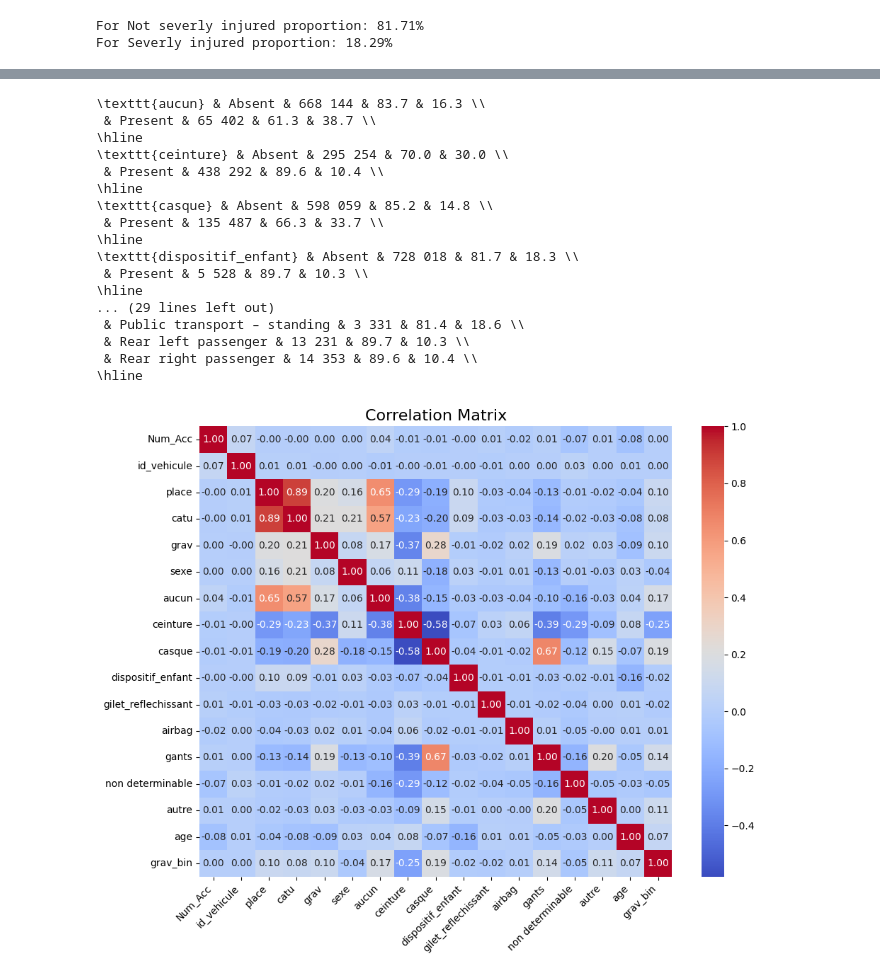
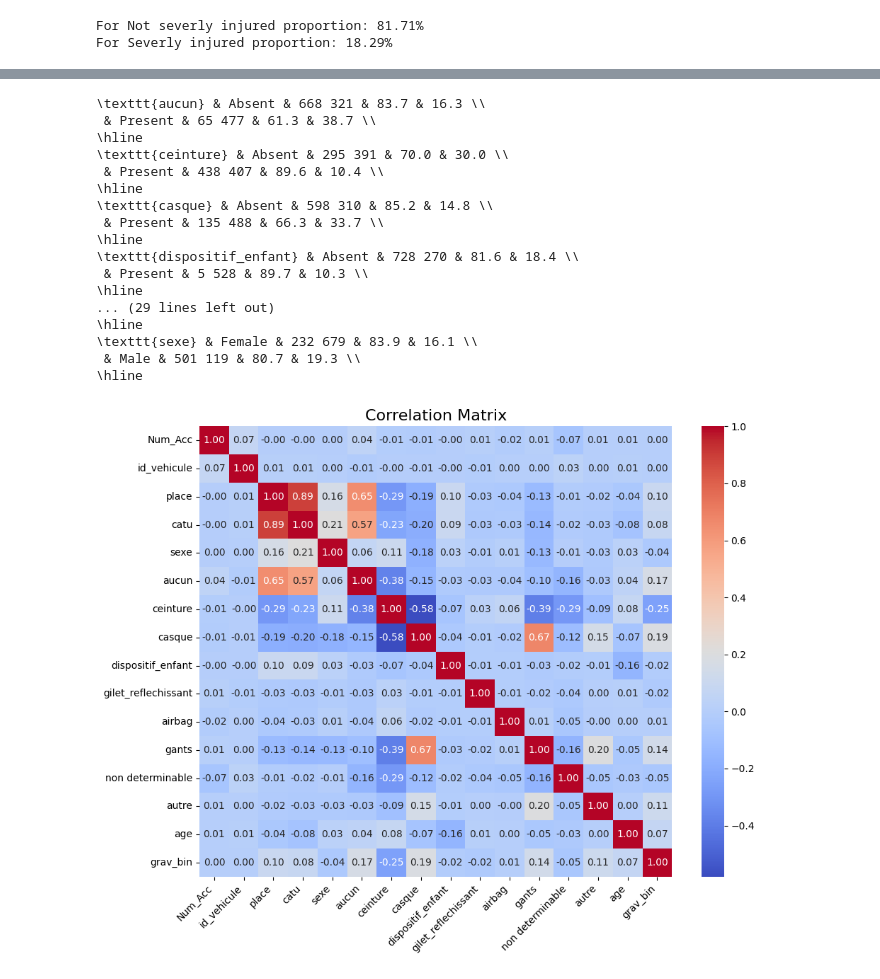
Before and after one commit to KaterinaGalkina/RoadAccidentSeverityPrediction, a Jupyter notebook: usagers.ipynb, the cells around one changed output, grey strips where cells are left out. Saved outputs shown, nothing was run; the diff lists cells and outputs as text; code cells hidden in the pictures.

Commit message:
usagers.ipynb corrections

```diff
--- a/usagers.ipynb
+++ b/usagers.ipynb
@@ -227,7 +233,11 @@ We can clearly obesrve a bigger proportion in severe accidents.
 # %%
-# next, we convert year of birth into age
-df_usagers["age"] = 2026 - df_usagers["an_nais"]
-df_usagers.drop(columns="an_nais", inplace=True)
+# next, we convert the year of birth into age
+# df_usagers["Num_Acc"][:4] -> contains year
+df_usagers["year_acc"] = df_usagers["Num_Acc"].astype(str).str[:4]
+df_usagers["year_acc"] = pandas.to_numeric(df_usagers["year_acc"], errors="coerce")
+
+df_usagers["age"] = df_usagers["year_acc"] - df_usagers["an_nais"]
+df_usagers.drop(columns=["an_nais", "year_acc"], inplace=True)
 # %%
 # seeing the distribution
 df_usagers["age"].describe()
@@ -432,14 +453,15 @@ plt.tight_layout()
 # %%
+# To generate LaTeX compact table with counts per class and all proportions
+
 def latex_escape_category(x):
     x = str(x)
 
-    # Replace comparison operators with LaTeX math symbols
+    # Make the text LaTeX safe
     x = x.replace("<=", r"$\le$")
     x = x.replace(">=", r"$\ge$")
     x = x.replace("<", r"$<$")
     x = x.replace(">", r"$>$")
 
-    # Escape LaTeX special characters
     x = x.replace("&", r"\&")
     x = x.replace("%", r"\%")
     x = x.replace("_", r"\_")
@@ -450,14 +472,9 @@ def latex_escape_category(x):
 output_lines = []
 
 for feature in features_to_analyse:
-    # Count per class
     counts = df_usagers_analyse.groupby(feature)[target].value_counts().unstack(fill_value=0)
-
-    # Proportions (in %)
     proportions = counts.div(counts.sum(axis=1), axis=0) * 100
 
-    # Ensure column order (adapt if needed)
-    # Assuming: 0 = not severe, 1 = severe
     for i, category in enumerate(counts.index):
         category_latex = latex_escape_category(category)
         count = counts.loc[category].sum()
@@ -469,51 +486,50 @@ for feature in features_to_analyse:
         else:
             line = f" & {category} & {count:,} & {not_severe:.1f} & {severe:.1f} \\\\"
 
-        # Replace commas for LaTeX formatting (French style spacing)
         line = line.replace(",", " ")
 
         output_lines.append(line)
 
     output_lines.append("\\hline")
 
-# Print result
 print("\n".join(output_lines))
 # %% [output]
-\texttt{aucun} & Absent & 668 144 & 83.7 & 16.3 \\
- & Present & 65 402 & 61.3 & 38.7 \\
+\texttt{aucun} & Absent & 668 321 & 83.7 & 16.3 \\
+ & Present & 65 477 & 61.3 & 38.7 \\
 \hline
-\texttt{ceinture} & Absent & 295 254 & 70.0 & 30.0 \\
- & Present & 438 292 & 89.6 & 10.4 \\
+\texttt{ceinture} & Absent & 295 391 & 70.0 & 30.0 \\
+ & Present & 438 407 & 89.6 & 10.4 \\
 \hline
-\texttt{casque} & Absent & 598 059 & 85.2 & 14.8 \\
- & Present & 135 487 & 66.3 & 33.7 \\
+\texttt{casque} & Absent & 598 310 & 85.2 & 14.8 \\
+ & Present & 135 488 & 66.3 & 33.7 \\
 \hline
-\texttt{dispositif_enfant} & Absent & 728 018 & 81.7 & 18.3 \\
+\texttt{dispositif_enfant} & Absent & 728 270 & 81.6 & 18.4 \\
  & Present & 5 528 & 89.7 & 10.3 \\
 \hline
 ... (29 lines left out)
- & Public transport – standing & 3 331 & 81.4 & 18.6 \\
- & Rear left passenger & 13 231 & 89.7 & 10.3 \\
- & Rear right passenger & 14 353 & 89.6 & 10.4 \\
 \hline
+\texttt{sexe} & Female & 232 679 & 83.9 & 16.1 \\
+ & Male & 501 119 & 80.7 & 19.3 \\
+\hline
 # %%
+# Let's see the correlations between features
 plt.figure(figsize=(10, 8))
 
 sns.heatmap(
-    df_usagers[['Num_Acc', 'id_vehicule', 'place', 'catu', 'grav', 'sexe', 'aucun', 'ceinture', 'casque',
+    df_usagers[['Num_Acc', 'id_vehicule', 'place', 'catu', 'sexe', 'aucun', 'ceinture', 'casque',
        'dispositif_enfant', 'gilet_reflechissant', 'airbag', 'gants', 'non determinable',
        'autre', 'age', 'grav_bin']].corr(),
     cmap="coolwarm",
     annot=True,
     fmt=".2f",
     annot_kws={"size": 10}
 )
 
 plt.title("Correlation Matrix", fontsize=16)
 plt.xticks(rotation=45, ha="right")
 plt.yticks(rotation=0)
 
 plt.tight_layout()
 plt.show()
 # %% [output]
-[figure, old version]
+[figure, new version]
```
Also changed, not shown: parts of 34 cells of this notebook.
